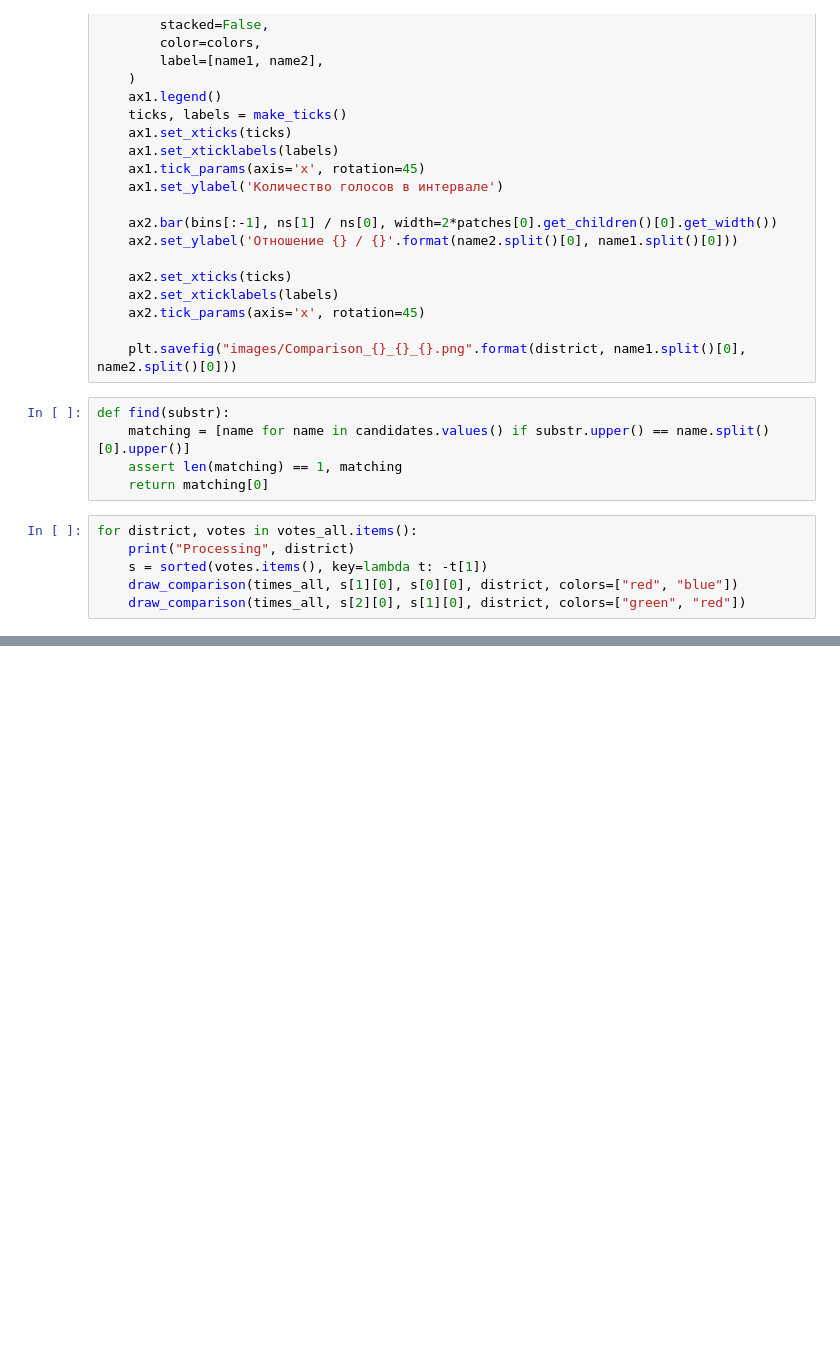
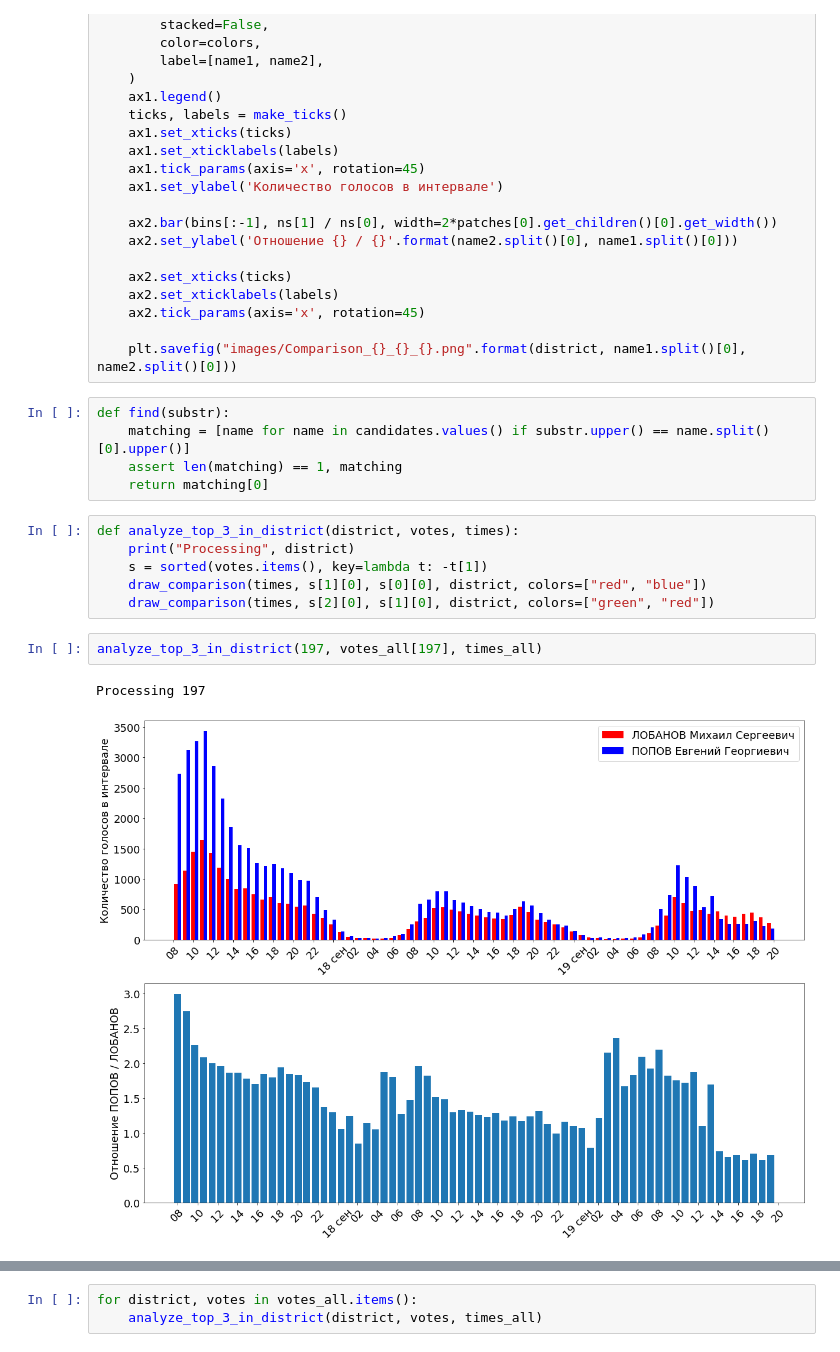
Before and after one commit to vysotskylev/msk_deg_analysis, a Jupyter notebook: Moscow_DEG_Temporal.ipynb, the cells around one changed output, grey strips where cells are left out. Saved outputs shown, nothing was run; the diff lists cells and outputs as text; blank space fills up the shorter version.

```diff
--- a/Moscow_DEG_Temporal.ipynb
+++ b/Moscow_DEG_Temporal.ipynb
@@ -86,8 +86,13 @@ def find(substr):
     assert len(matching) == 1, matching
     return matching[0]
 # %%
-for district, votes in votes_all.items():
+def analyze_top_3_in_district(district, votes, times):
     print("Processing", district)
     s = sorted(votes.items(), key=lambda t: -t[1])
-    draw_comparison(times_all, s[1][0], s[0][0], district, colors=["red", "blue"])
-    draw_comparison(times_all, s[2][0], s[1][0], district, colors=["green", "red"])
+    draw_comparison(times, s[1][0], s[0][0], district, colors=["red", "blue"])
+    draw_comparison(times, s[2][0], s[1][0], district, colors=["green", "red"])
+# %%
+analyze_top_3_in_district(197, votes_all[197], times_all)
+# %% [output]
+Processing 197
+[figure, added]
@@ -93,0 +100,3 @@ for district, votes in votes_all.items():
+# %%
+for district, votes in votes_all.items():
+    analyze_top_3_in_district(district, votes, times_all)
```
Also changed, not shown: parts of 1 cell of this notebook.
